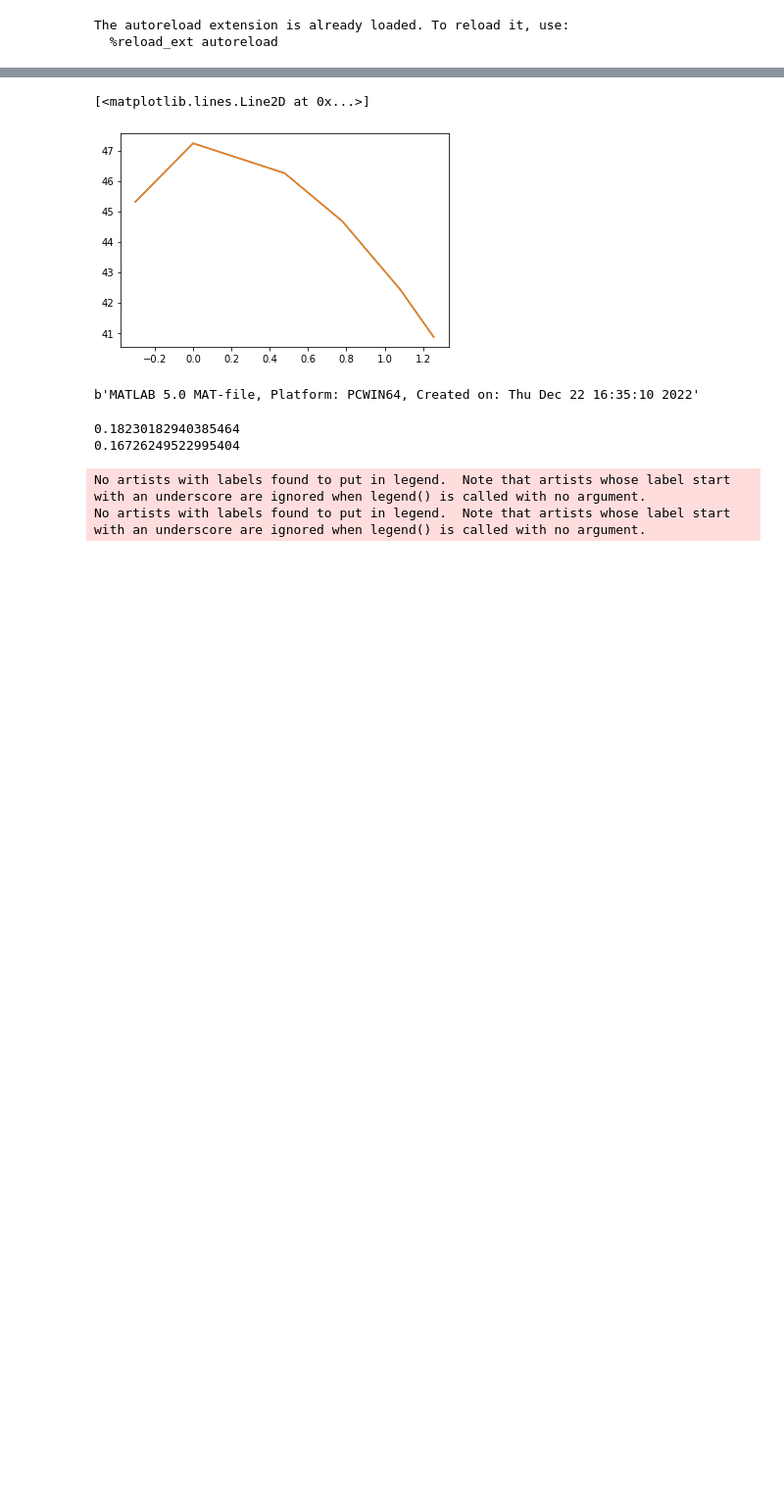
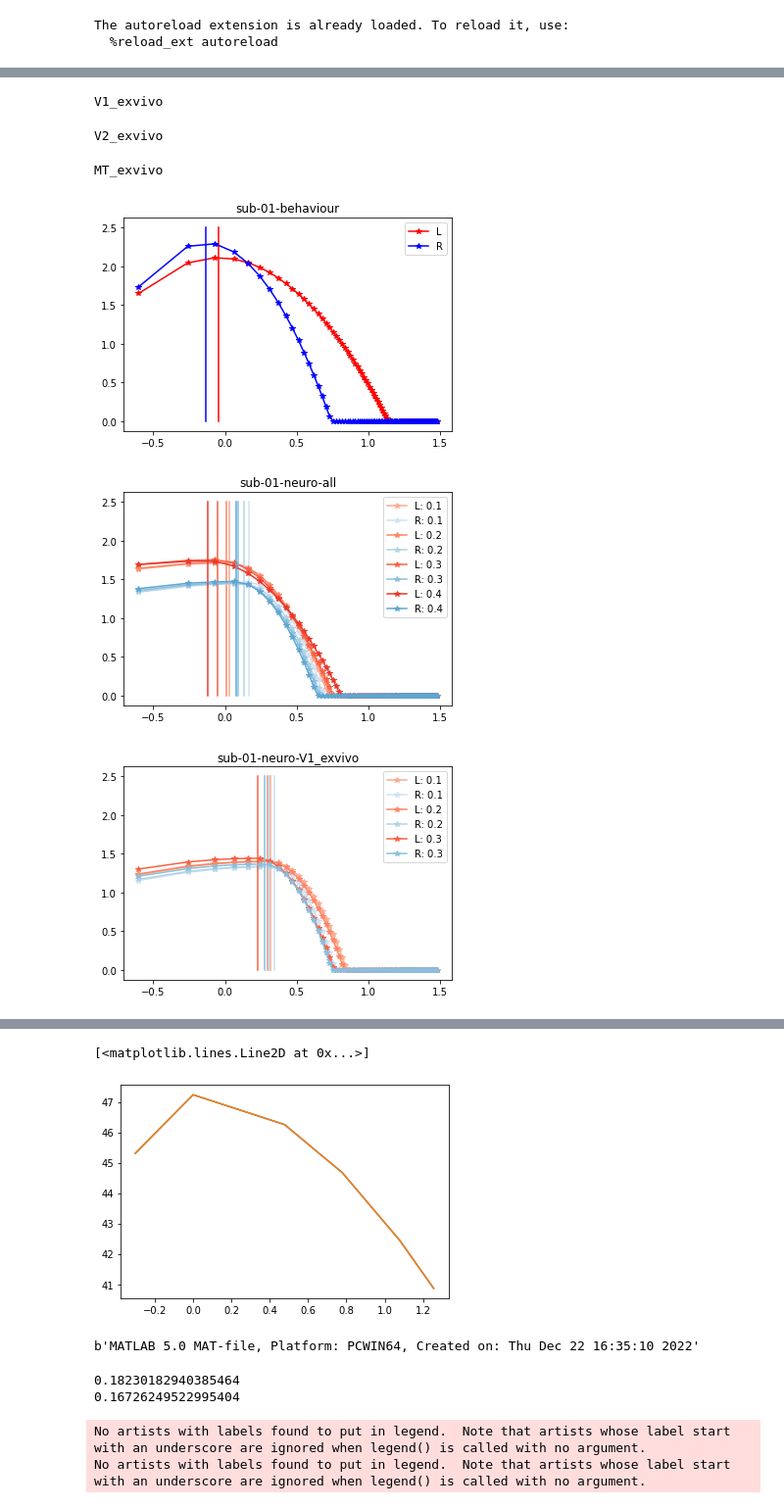
Before and after one commit to mdaghlian/amblyopia_emc, a Jupyter notebook: amb_scripts/r0_reports/r3_qCSF.ipynb, the cells around one changed output, grey strips where cells are left out. Shown at 98% size. Cells and saved outputs as stored; diff of their text form; code cells hidden in the pictures; blank space fills up the shorter version.

```diff
--- a/amb_scripts/r0_reports/r3_qCSF.ipynb
+++ b/amb_scripts/r0_reports/r3_qCSF.ipynb
@@ -79,0 +129,74 @@ for eye in ['L', 'R']:
+# %%
+# Compare CSFs: *  general
+SFs = qCSF_info['L']['SF_list']
+SFs = np.linspace(.25, 30, 100)
+# [1] qCSF L & R
+plt.figure()
+plt.title(f'{sub}-behaviour')
+for eye in ['L', 'R']:
+    b_log_csf = qcsf_curve(
+        SFs,
+        qCSF_info[eye]['peakCS'],
+        qCSF_info[eye]['peakSF'],
+        qCSF_info[eye]['bdwth'],
+        qCSF_info[eye]['lowSFtrunc'],
+    )
+    if eye=='L':
+        col ='r'
+    else:
+        col='b'
+    plt.plot(np.log10(SFs), b_log_csf, color=col, marker='*', label=f'{eye}')
+    # Also plot max
+    ylim = (0,2.5)
+    this_peakSF = qCSF_info[eye]['peakSF']
+    plt.plot((this_peakSF,this_peakSF), ylim, color=col)
+    plt.legend()
+
+
+
+# Neural (rsq-weighted):
+roi_list = ['all', 'V1_exvivo', 'V2_exvivo', 'MT_exvivo']
+prf_th = {'min-rsq':.1, 'max-ecc':3}
+
+for roi in roi_list:
+    print('')
+    print(roi)
+    roi_mask = amb_load_roi(sub, roi)
+    plt.figure()
+    plt.title(f'{sub}-neuro-{roi}')
+    break_all = False
+    for rsq_th in np.linspace(.1, 1, 9):
+        # print(f'{rsq_th:.1}')
+        rsq_th = np.round(rsq_th, 3)
+        for eye in ['L', 'R']:
+            prf_mask = prf_obj[eye].return_vx_mask(prf_th)
+            csf_obj[eye].rsq_w_mean(
+                ['width_r','sf0','maxC','width_l'],
+                th={'min-rsq':rsq_th, 'roi':roi_mask&prf_mask})
+            if np.isnan(csf_obj[eye].wm_param['width_r']):
+                break_all = True
+                break
+        if break_all:
+            break
+        for eye in ['L', 'R']:
+            n_log_csf = ncsf_curve(
+                    SFs,
+                    csf_obj[eye].wm_param['width_r'],
+                    csf_obj[eye].wm_param['sf0'],
+                    csf_obj[eye].wm_param['maxC'],
+                    csf_obj[eye].wm_param['width_l']
+                    )
+            if eye=='L':
+                this_cmap = dag_get_cmap('Reds')
+                col = this_cmap(rsq_th+.2)
+            else:
+                this_cmap = dag_get_cmap('Blues')
+                col = this_cmap(rsq_th+.1)
+            plt.plot(np.log10(SFs), n_log_csf, color=col, marker='*', label=f'{eye}: {rsq_th:.1f}')
+            # Also plot max
+            ylim = (0,2.5)
+            this_log_sf0 = np.log10(csf_obj[eye].wm_param['sf0'])
+            plt.plot((this_log_sf0,this_log_sf0), ylim, color=col)
+
+        plt.legend()
+# %% [output]
@@ -79,0 +204,6 @@ for eye in ['L', 'R']:
+V1_exvivo
+V2_exvivo
+MT_exvivo
+[figure, added]
+[figure, added]
+[figure, added]
```
Also changed, not shown: parts of 17 cells of this notebook, 24 other files.
